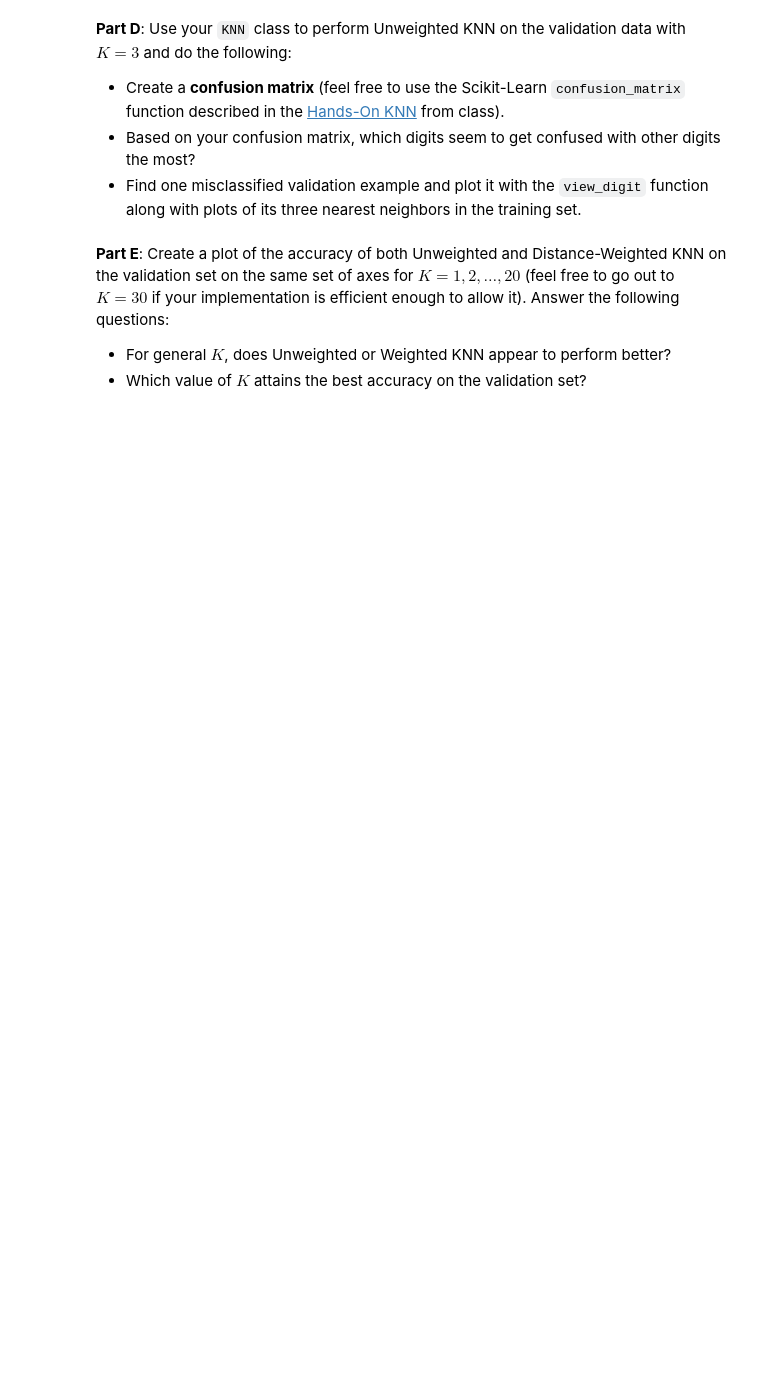
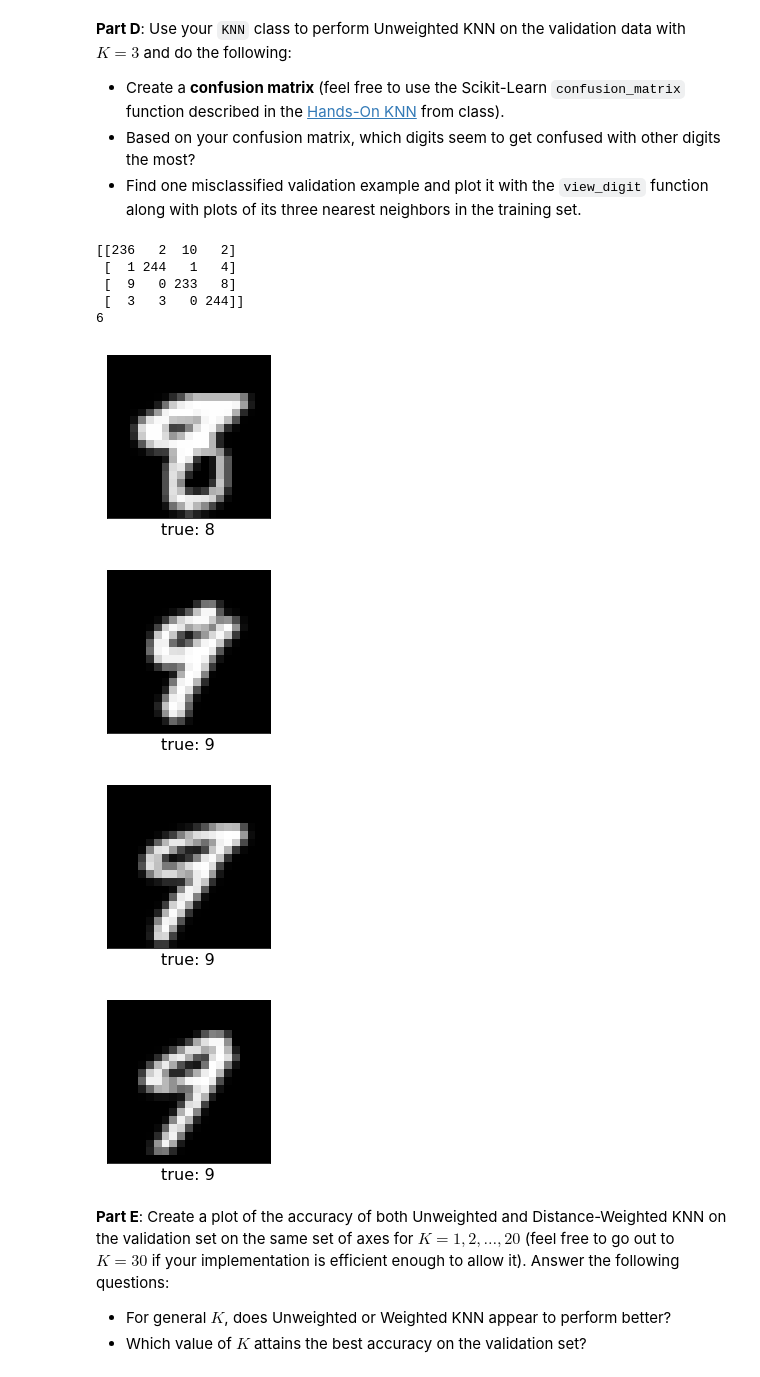
Before and after one commit to lula4266/CSCI-4622-Machine-Learning, a Jupyter notebook: hmwk/hmwk02/hmwk02.ipynb, the cells around one changed output. Saved outputs shown, nothing was run; the diff lists cells and outputs as text; code cells hidden in the pictures; blank space fills up the shorter version.

```diff
--- a/hmwk/hmwk02/hmwk02.ipynb
+++ b/hmwk/hmwk02/hmwk02.ipynb
@@ -158,6 +222,36 @@ When you think you're done, execute the following cell to run three final unit t
 - Create a **confusion matrix** (feel free to use the Scikit-Learn `confusion_matrix` function described in the [Hands-On KNN](https://github.com/chrisketelsen/CSCI-4622-Machine-Learning/blob/master/in-class-notebooks/Hands_On_KNN_Perceptron.ipynb) from class).
 - Based on your confusion matrix, which digits seem to get confused with other digits the most?
 - Find one misclassified validation example and plot it with the `view_digit` function along with plots of its three nearest neighbors in the training set.
+# %%
+from sklearn.metrics import confusion_matrix
+U3KNN = KNN(X_train,y_train,K=3, distance_weighted = False)
+yhat = U3KNN.predict(X_valid)
+yhat = np.transpose(yhat)
+confMat = confusion_matrix(y_valid,yhat)
+print(confMat)
+
+for i,j in enumerate(yhat):
+    pred = j
+    valid = y_valid[i]
+    if(pred != valid):
+        ind = i
+        break;
+query, labels = U3KNN.balltree.query([X_valid[ind]],3)
+labels = labels[0]
+view_digit(X_valid[ind],y_valid[ind])
+view_digit(X_train[labels[0]],y_train[labels[0]])
+view_digit(X_train[labels[1]],y_train[labels[1]])
+view_digit(X_train[labels[2]],y_train[labels[2]])
+# %% [output]
+[[236   2  10   2]
+ [  1 244   1   4]
+ [  9   0 233   8]
+ [  3   3   0 244]]
+6
+[figure, added]
+[figure, added]
+[figure, added]
+[figure, added]
 # %% [markdown]
 **Part E**: Create a plot of the accuracy of both Unweighted and Distance-Weighted KNN on the validation set on the same set of axes for $K=1, 2, \ldots, 20$ (feel free to go out to $K=30$ if your implementation is efficient enough to allow it).  Answer the following questions:
 
```
Also changed, not shown: parts of 9 cells of this notebook.
